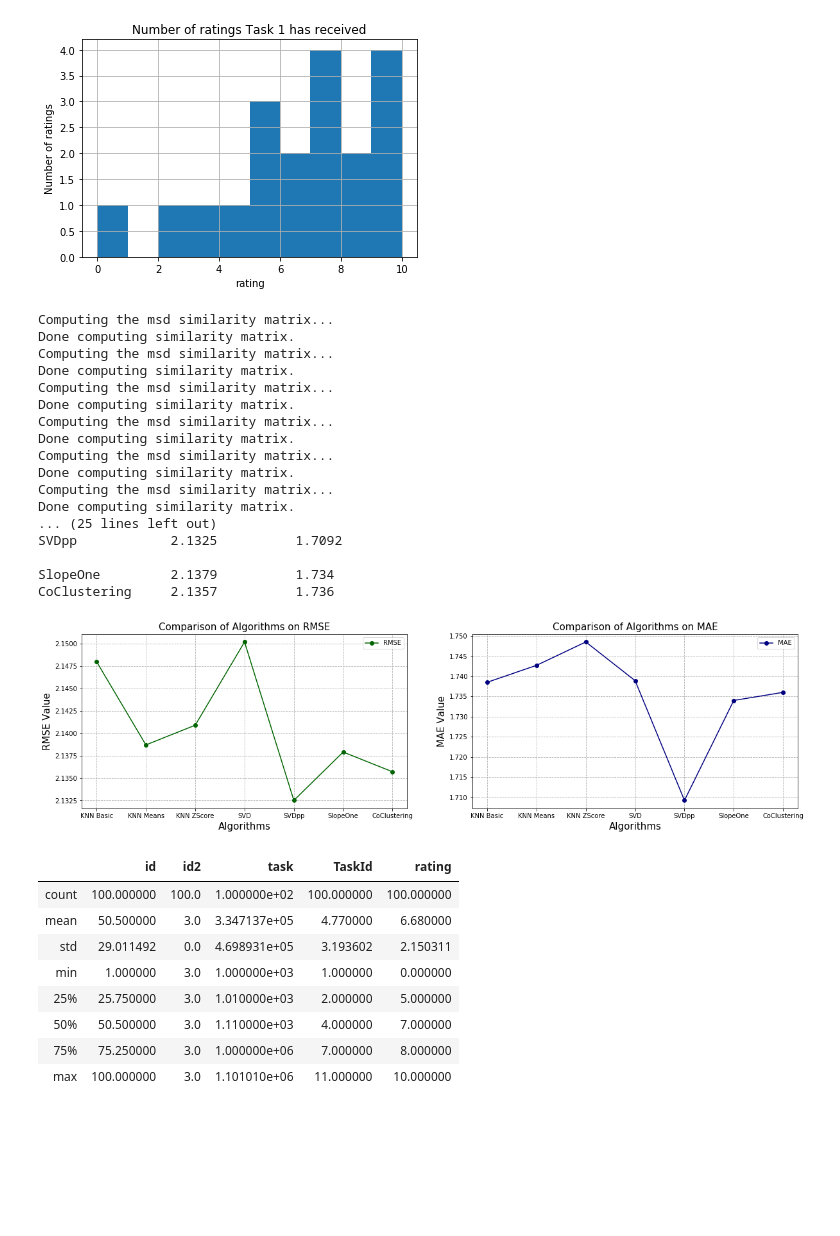
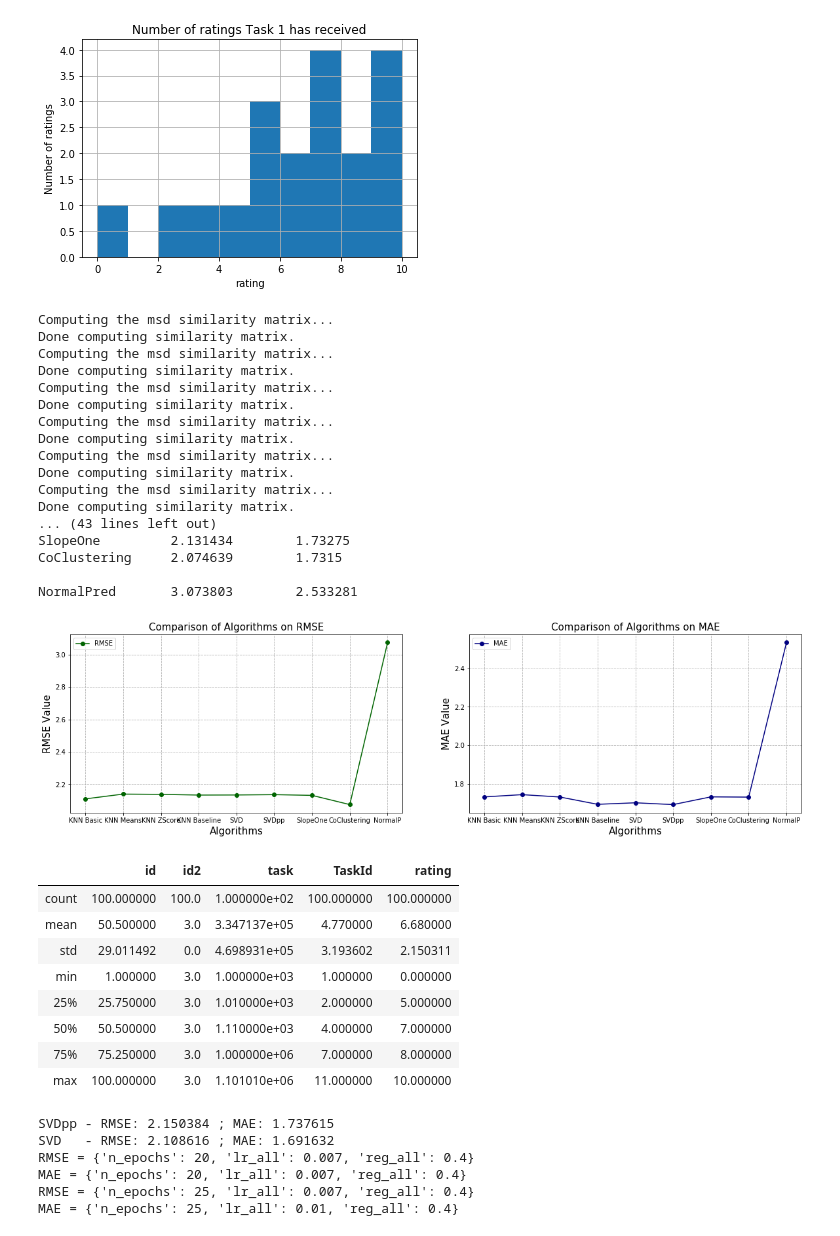
Before and after one commit to Gabbu98/FYPWAAR, a Jupyter notebook: Dev/PythonDev/recommenderSystemVisit.ipynb, the cells around one changed output. Cells and saved outputs as stored; diff of their text form; code cells hidden in the pictures; blank space fills up the shorter version.

```diff
--- a/Dev/PythonDev/recommenderSystemVisit.ipynb
+++ b/Dev/PythonDev/recommenderSystemVisit.ipynb
@@ -283,6 +282,7 @@ plt.show();
 # %% [output]
 [figure]
 # %%
+# SVD(), SVDpp(), SlopeOne(), NormalPredictor(), KNNBaseline(), KNNBasic(), KNNWithMeans(), KNNWithZScore(), BaselineOnly(), CoClustering()
 knnbasic_cv = cross_validate(KNNBasic(), data, cv=5, verbose=False)
 knnmeans_cv = cross_validate(KNNWithMeans(), data, cv=5, verbose=False)
 knnz_cv = cross_validate(KNNWithZScore(), data, cv=5, verbose=False)
@@ -291,26 +291,31 @@ svdpp_cv = cross_validate(SVDpp(), data, cv=5, verbose=False)
 #nmf_cv = cross_validate(NMF(), data, cv=5, n_jobs=5, verbose=False)
 slope_cv = cross_validate(SlopeOne(), data, cv=5, verbose=False)
 coclus_cv = cross_validate(CoClustering(), data, cv=5, verbose=False)
+normalPredictor_cv= cross_validate(NormalPredictor(),data, cv=5, verbose=False)
+knnBaseline_cv = cross_validate(KNNBaseline(), data, cv=5, verbose=False)
 
 print('Algorithm\t RMSE\t\t MAE')
 print()
-print('KNN Basic', '\t', round(knnbasic_cv['test_rmse'].mean(), 4), '\t', round(knnbasic_cv['test_mae'].mean(), 4))
-print('KNN Means', '\t', round(knnmeans_cv['test_rmse'].mean(), 4), '\t', round(knnmeans_cv['test_mae'].mean(), 4))
-print('KNN ZScore', '\t', round(knnz_cv['test_rmse'].mean(), 4), '\t', round(knnz_cv['test_mae'].mean(), 4))
+print('KNN Basic', '\t', round(knnbasic_cv['test_rmse'].mean(), 6), '\t', round(knnbasic_cv['test_mae'].mean(), 6))
+print('KNN Means', '\t', round(knnmeans_cv['test_rmse'].mean(), 6), '\t', round(knnmeans_cv['test_mae'].mean(), 6))
+print('KNN ZScore', '\t', round(knnz_cv['test_rmse'].mean(), 6), '\t', round(knnz_cv['test_mae'].mean(), 6))
+print('KNN Baseline', '\t', round(knnBaseline_cv['test_rmse'].mean(), 6), '\t', round(knnBaseline_cv['test_mae'].mean(), 6))
 print()
-print('SVD', '\t\t', round(svd_cv['test_rmse'].mean(), 4), '\t', round(svd_cv['test_mae'].mean(), 4))
-print('SVDpp', '\t\t', round(svdpp_cv['test_rmse'].mean(), 4), '\t', round(svdpp_cv['test_mae'].mean(), 4))
+print('SVD', '\t\t', round(svd_cv['test_rmse'].mean(), 6), '\t', round(svd_cv['test_mae'].mean(), 6))
+print('SVDpp', '\t\t', round(svdpp_cv['test_rmse'].mean(), 6), '\t', round(svdpp_cv['test_mae'].mean(), 6))
 #print('NMF', '\t\t', round(nmf_cv['test_rmse'].mean(), 4), '\t', round(nmf_cv['test_mae'].mean(), 4))
 print()
-print('SlopeOne', '\t', round(slope_cv['test_rmse'].mean(), 4), '\t', round(slope_cv['test_mae'].mean(), 4))
-print('CoClustering', '\t', round(coclus_cv['test_rmse'].mean(), 4), '\t', round(coclus_cv['test_mae'].mean(), 4))
+print('SlopeOne', '\t', round(slope_cv['test_rmse'].mean(), 6), '\t', round(slope_cv['test_mae'].mean(), 6))
+print('CoClustering', '\t', round(coclus_cv['test_rmse'].mean(), 6), '\t', round(coclus_cv['test_mae'].mean(), 6))
+print()
+print('NormalPred', '\t', round(normalPredictor_cv['test_rmse'].mean(), 6), '\t', round(normalPredictor_cv['test_mae'].mean(), 6))
 print()
 
-x_algo = ['KNN Basic', 'KNN Means', 'KNN ZScore', 'SVD', 'SVDpp', 'SlopeOne', 'CoClustering']
-all_algos_cv = [knnbasic_cv, knnmeans_cv, knnz_cv, svd_cv, svdpp_cv, slope_cv, coclus_cv]
+x_algo = ['KNN Basic', 'KNN Means', 'KNN ZScore', 'KNN Baseline', 'SVD', 'SVDpp', 'SlopeOne', 'CoClustering', 'NormalP']
+all_algos_cv = [knnbasic_cv, knnmeans_cv, knnz_cv, knnBaseline_cv, svd_cv, svdpp_cv, slope_cv, coclus_cv, normalPredictor_cv]
 
-rmse_cv = [round(res['test_rmse'].mean(), 4) for res in all_algos_cv]
-mae_cv = [round(res['test_mae'].mean(), 4) for res in all_algos_cv]
+rmse_cv = [round(res['test_rmse'].mean(), 6) for res in all_algos_cv]
+mae_cv = [round(res['test_mae'].mean(), 6) for res in all_algos_cv]
 
 plt.figure(figsize=(20,5))
 
@@ -319,38 +324,38 @@ plt.title('Comparison of Algorithms on RMSE', loc='center', fontsize=15)
 plt.plot(x_algo, rmse_cv, label='RMSE', color='darkgreen', marker='o')
 plt.xlabel('Algorithms', fontsize=15)
 plt.ylabel('RMSE Value', fontsize=15)
 plt.legend()
 plt.grid(ls='dashed')
 
 plt.subplot(1, 2, 2)
 plt.title('Comparison of Algorithms on MAE', loc='center', fontsize=15)
 plt.plot(x_algo, mae_cv, label='MAE', color='navy', marker='o')
 plt.xlabel('Algorithms', fontsize=15)
 plt.ylabel('MAE Value', fontsize=15)
 plt.legend()
 plt.grid(ls='dashed')
 
 plt.show()
 frame.describe()
 # %% [output]
 Computing the msd similarity matrix...
 Done computing similarity matrix.
 Computing the msd similarity matrix...
 Done computing similarity matrix.
 Computing the msd similarity matrix...
 Done computing similarity matrix.
 Computing the msd similarity matrix...
 Done computing similarity matrix.
 Computing the msd similarity matrix...
 Done computing similarity matrix.
 Computing the msd similarity matrix...
 Done computing similarity matrix.
-... (25 lines left out)
-SVDpp            2.1325          1.7092
+... (43 lines left out)
+SlopeOne         2.131434        1.73275
+CoClustering     2.074639        1.7315
 
-SlopeOne         2.1379          1.734
-CoClustering     2.1357          1.736
+NormalPred       3.073803        2.533281
-[figure, old version]
+[figure, new version]
 |  | id | id2 | task | TaskId | rating |
 | count | 100.000000 | 100.0 | 1.000000e+02 | 100.000000 | 100.000000 |
 | mean | 50.500000 | 3.0 | 3.347137e+05 | 4.770000 | 6.680000 |
@@ -360,4 +365,31 @@ CoClustering     2.1357          1.736
 | 50% | 50.500000 | 3.0 | 1.110000e+03 | 4.000000 | 7.000000 |
 | 75% | 75.250000 | 3.0 | 1.000000e+06 | 7.000000 | 8.000000 |
 | max | 100.000000 | 3.0 | 1.101010e+06 | 11.000000 | 10.000000 |
+# %%
+# Parameter space
+svd_param_grid = {'n_epochs': [20, 25],
+                  'lr_all': [0.007, 0.009, 0.01],
+                  'reg_all': [0.4, 0.6]}
+
+svdpp_gs = GridSearchCV(SVDpp, svd_param_grid, measures=['rmse', 'mae'], cv=5)
+svdpp_gs.fit(data)
+
+svd_gs = GridSearchCV(SVD, svd_param_grid, measures=['rmse', 'mae'], cv=5)
+svd_gs.fit(data)
+
+print('SVDpp - RMSE:', round(svdpp_gs.best_score['rmse'], 6), '; MAE:', round(svdpp_gs.best_score['mae'], 6))
+print('SVD   - RMSE:', round(svd_gs.best_score['rmse'], 6), '; MAE:', round(svd_gs.best_score['mae'], 6))
+#SVDpp best params
+print('RMSE =', svdpp_gs.best_params['rmse'])
+print('MAE =', svdpp_gs.best_params['mae'])
+#SVD best params
+print('RMSE =', svd_gs.best_params['rmse'])
+print('MAE =', svd_gs.best_params['mae'])
+# %% [output]
+SVDpp - RMSE: 2.150384 ; MAE: 1.737615
+SVD   - RMSE: 2.108616 ; MAE: 1.691632
+RMSE = {'n_epochs': 20, 'lr_all': 0.007, 'reg_all': 0.4}
+MAE = {'n_epochs': 20, 'lr_all': 0.007, 'reg_all': 0.4}
+RMSE = {'n_epochs': 25, 'lr_all': 0.007, 'reg_all': 0.4}
+MAE = {'n_epochs': 25, 'lr_all': 0.01, 'reg_all': 0.4}
 # %%
```
Also changed, not shown: parts of 4 cells of this notebook, 34 other files.
